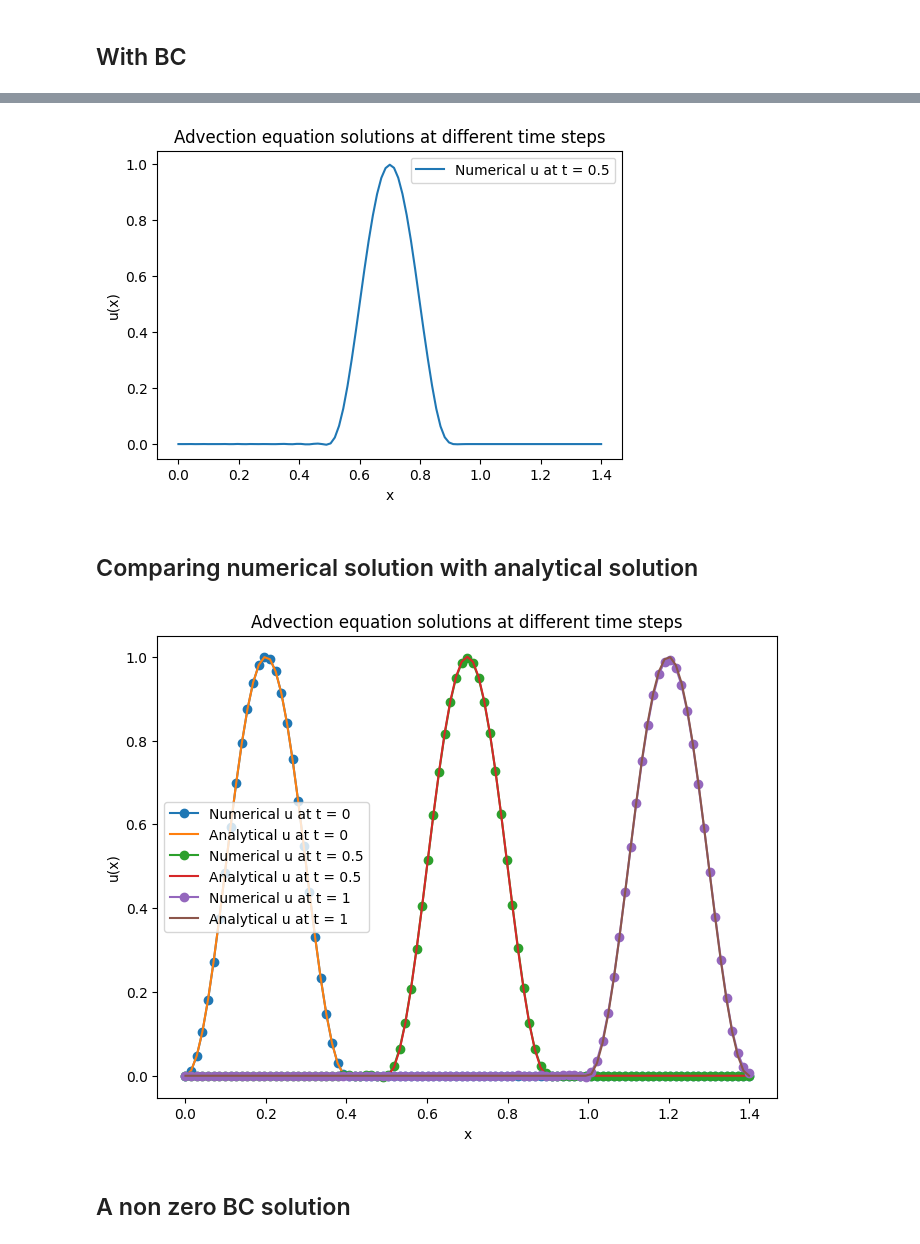
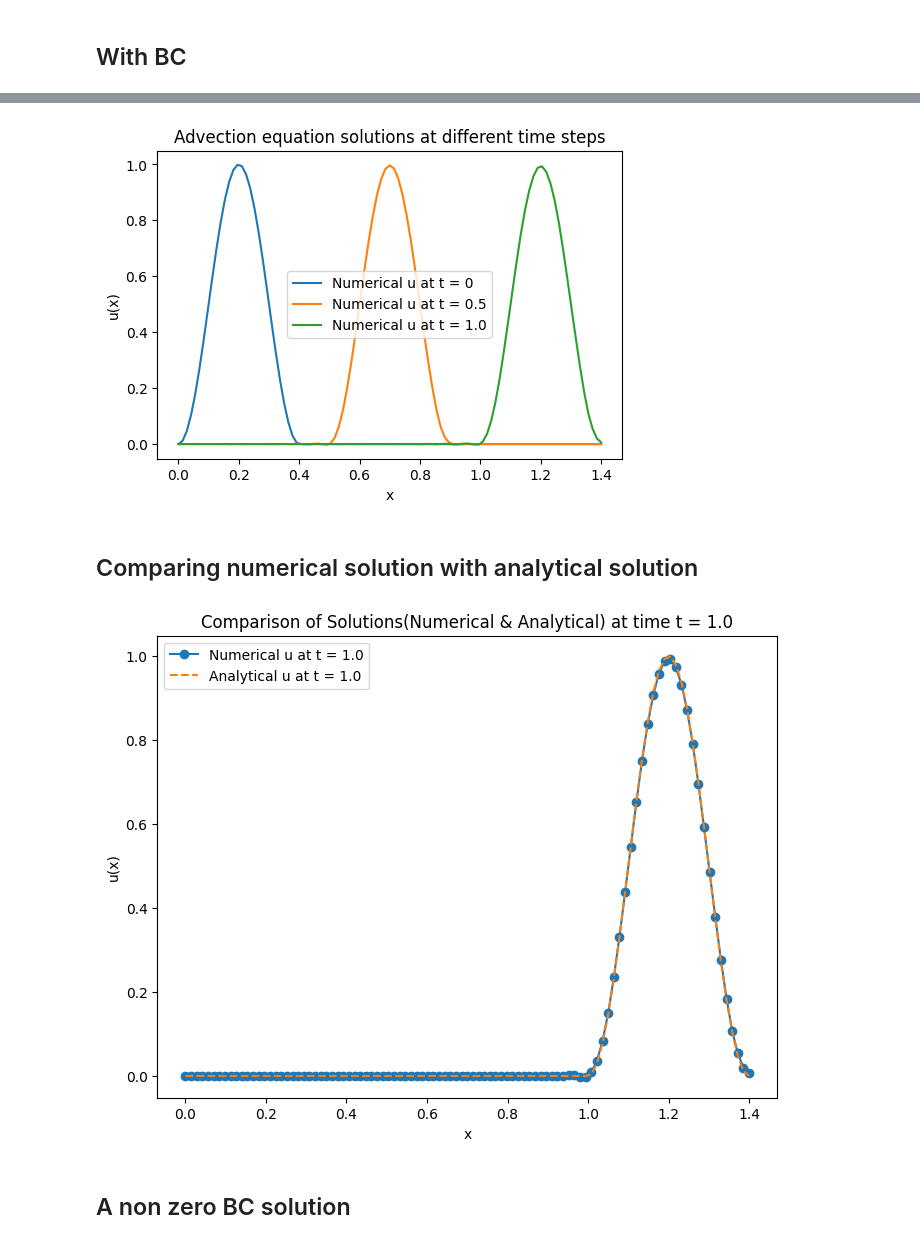
Before and after one commit to partha-sakha-paul/FEniCS_Landlab, a Jupyter notebook: Pure_Advection_1D_by_FEniCS_with_error_conv.ipynb, the cells around one changed output, grey strips where cells are left out. Drawn from its saved outputs; the diff is of its cells as text; code cells hidden in the pictures.

```diff
--- a/Pure_Advection_1D_by_FEniCS_with_error_conv.ipynb
+++ b/Pure_Advection_1D_by_FEniCS_with_error_conv.ipynb
@@ -529,7 +533,7 @@ u_new = fem.Function(V)  # Solution at the new time step
 problem = LinearProblem(a, L, bcs=[bc])  # Apply the boundary condition
 
 # Store solutions for desired time steps
-times_to_store = [0.5]  # Times to store solutions
+times_to_store = [0,0.5,1.0]  # Times to store solutions
 stored_solutions = {}
 
 for n in range(num_steps + 1):
@@ -561,7 +565,7 @@ plt.ylabel("u(x)")
 plt.title(f"Advection equation solutions at different time steps")
 plt.show()
 # %% [output]
-[figure, old version]
+[figure, new version]
 # %% [markdown]
 ## Comparing numerical solution with analytical solution
 # %%
@@ -616,8 +620,8 @@ u_new = fem.Function(V)  # Solution at the new time step
 problem = LinearProblem(a, L, bcs=[bc])  # Apply the boundary condition
 
 # Store solutions for desired time steps
-times_to_store = [0,0.5,1]  # Times to store solutions
-# times_to_store = [1]  # Times to store solutions
+# times_to_store = [0,0.5,1]  # Times to store solutions
+times_to_store = [1.0]  # Times to store solutions
 stored_solutions = {}
 
 for n in range(num_steps + 1):
@@ -632,36 +636,37 @@ for n in range(num_steps + 1):
     if np.isclose(current_time, 0.0) or np.isclose(current_time, 0.5) or np.isclose(current_time, 1.0):
         stored_solutions[current_time] = u_n.x.array.copy()
 
 # Step 8: Plot numerical solutions at different time steps
 mesh_points = V.tabulate_dof_coordinates()[:, 0]
 
 
 def analytical_solution(x, t, c):
     u_analytical = np.zeros_like(x)
     wavefront = c * t  # Position of the wavefront at time t
     mask = (x >= 0.0 + wavefront) & (x <= 0.4 + wavefront)  # extracting the positions of x where analytical
                                                             # solution is present for a given time step t
     u_analytical[mask] = 0.5 * (1 + np.cos(5 * np.pi * (x[mask] - wavefront - 0.2)))
     return u_analytical
 
 plt.figure(figsize=(8,6))
 for time in times_to_store:
     # Analytical solution at this time step
     u_analytical = analytical_solution(mesh_points, time, c)
 
     # FEniCS solution stored at this time step
     u_fenics = stored_solutions[time]
     plt.plot(mesh_points, u_fenics, marker = 'o', label=f"Numerical u at t = {time}")
-    plt.plot(mesh_points, u_analytical, linestyle="solid", label=f"Analytical u at t = {time}")
+    plt.plot(mesh_points, u_analytical, linestyle="--", label=f"Analytical u at t = {time}")
+    plt.title(f"Comparison of Solutions(Numerical & Analytical) at time t = {time}")
+
 
 # Final plot configurations
 plt.legend()
 plt.xlabel("x")
 plt.ylabel("u(x)")
-plt.title(f"Advection equation solutions at different time steps")
 plt.show()
 # %% [output]
-[figure, old version]
+[figure, new version]
 # %% [markdown]
 ## A non zero BC solution
 # %% [markdown]
```
Also changed, not shown: parts of 3 cells of this notebook, 1 other file.
